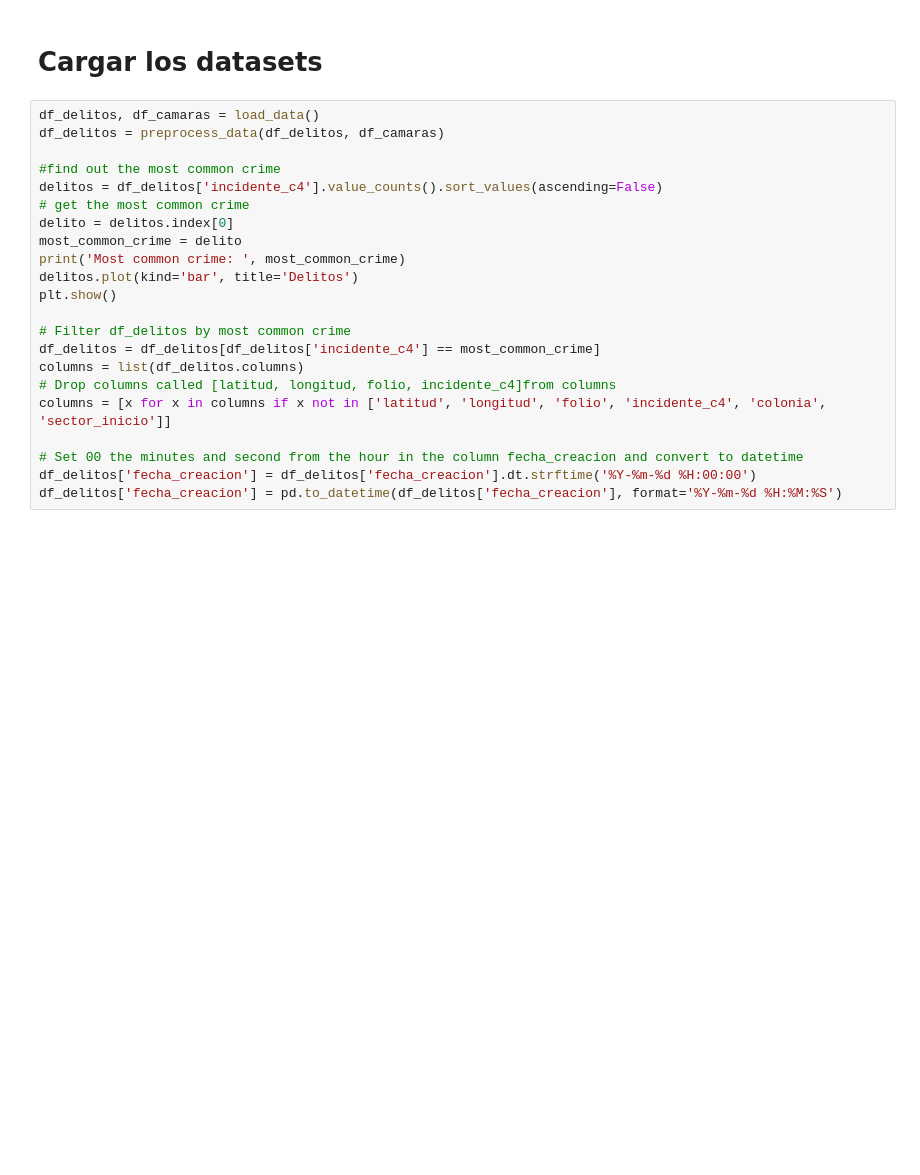
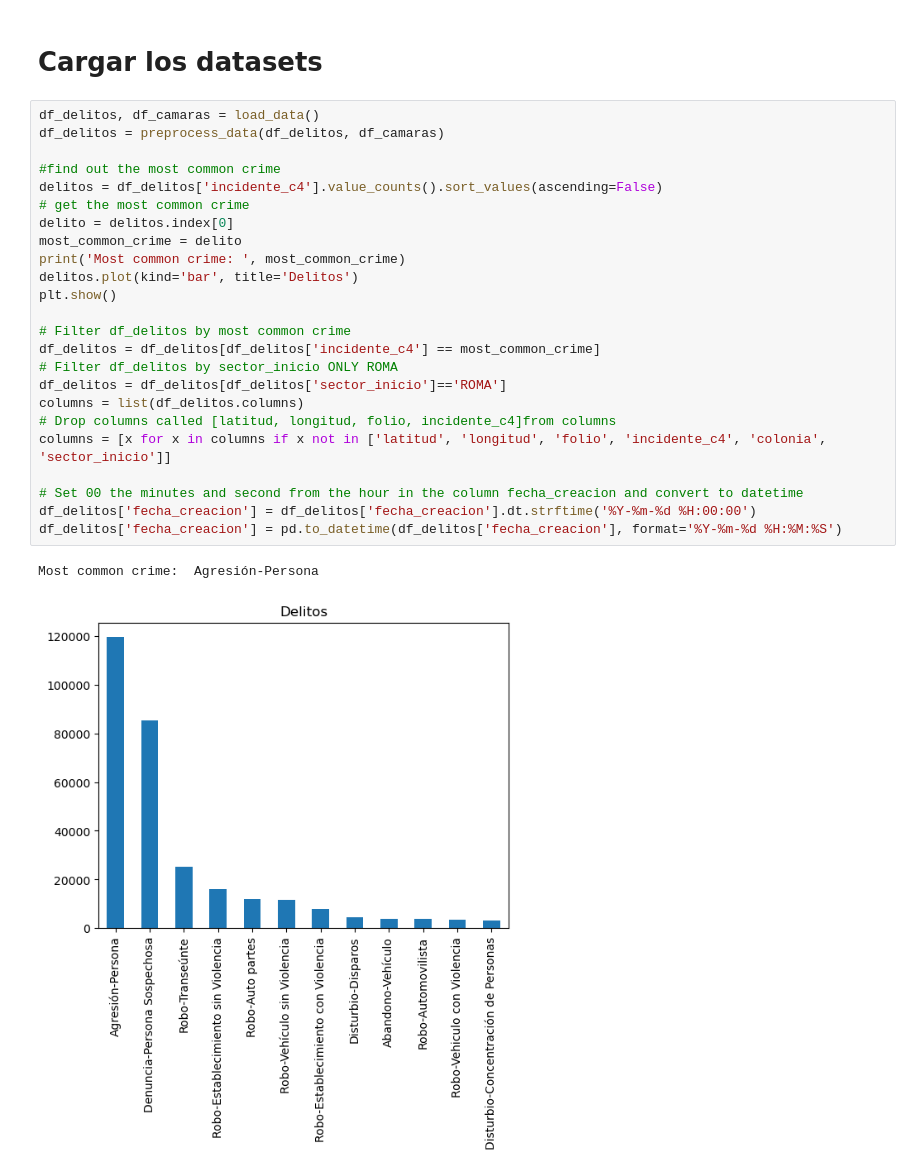
Before and after one commit to M1ndBlast/c5, a Jupyter notebook: notebooks/arima.ipynb, the cells around one changed output. Saved outputs shown, nothing was run; the diff lists cells and outputs as text; blank space fills up the shorter version.

```diff
--- a/notebooks/arima.ipynb
+++ b/notebooks/arima.ipynb
@@ -11,25 +12,30 @@ from mutil import *
 # %%
 df_delitos, df_camaras = load_data()
 df_delitos = preprocess_data(df_delitos, df_camaras)
 
 #find out the most common crime
 delitos = df_delitos['incidente_c4'].value_counts().sort_values(ascending=False)
 # get the most common crime
 delito = delitos.index[0]
 most_common_crime = delito
 print('Most common crime: ', most_common_crime)
 delitos.plot(kind='bar', title='Delitos')
 plt.show()
 
 # Filter df_delitos by most common crime
 df_delitos = df_delitos[df_delitos['incidente_c4'] == most_common_crime]
+# Filter df_delitos by sector_inicio ONLY ROMA
+df_delitos = df_delitos[df_delitos['sector_inicio']=='ROMA']
 columns = list(df_delitos.columns)
 # Drop columns called [latitud, longitud, folio, incidente_c4]from columns
 columns = [x for x in columns if x not in ['latitud', 'longitud', 'folio', 'incidente_c4', 'colonia', 'sector_inicio']]
 
 # Set 00 the minutes and second from the hour in the column fecha_creacion and convert to datetime
 df_delitos['fecha_creacion'] = df_delitos['fecha_creacion'].dt.strftime('%Y-%m-%d %H:00:00')
 df_delitos['fecha_creacion'] = pd.to_datetime(df_delitos['fecha_creacion'], format='%Y-%m-%d %H:%M:%S')
+# %% [output]
+Most common crime:  Agresión-Persona
+[figure, added]
 # %%
 df_delitos = df_delitos.groupby('id_camara')
 df_delitos.head()
```
Also changed, not shown: parts of 10 cells of this notebook.
